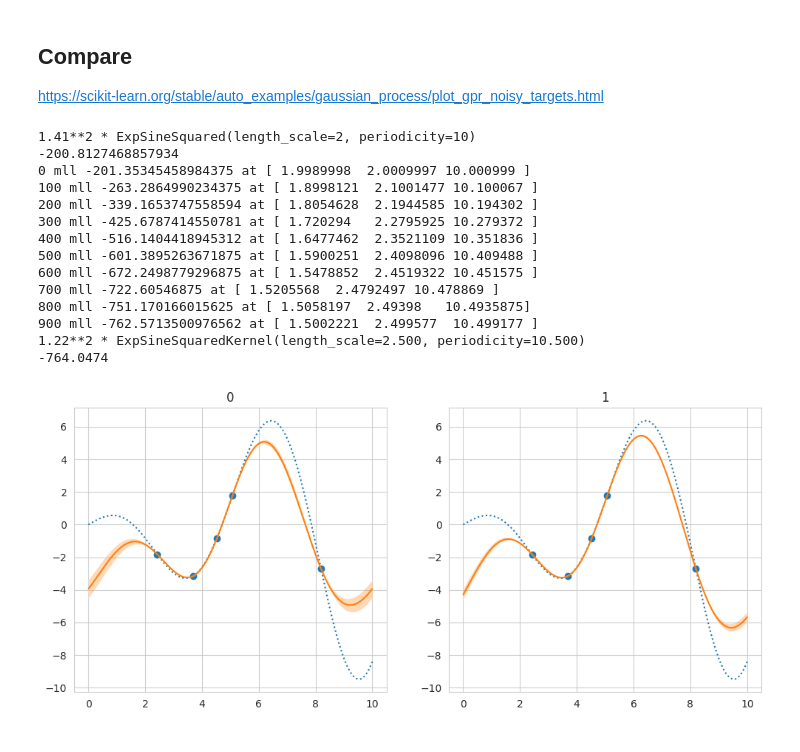
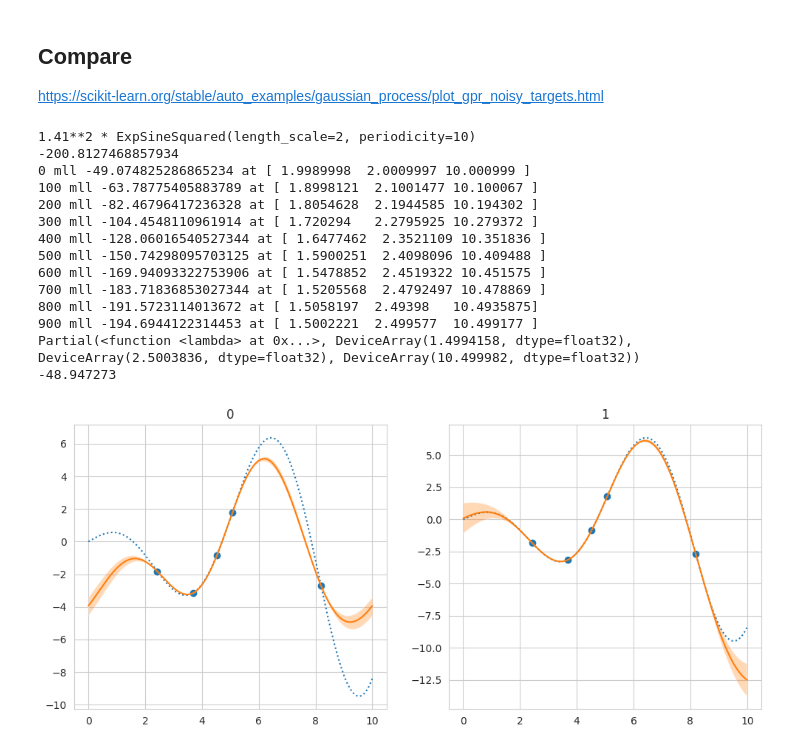
Before and after one commit to ItsNiklas/sparse-gaussian-processes, a Jupyter notebook: GP.ipynb, the cells around one changed output. Saved outputs shown, nothing was run; the diff lists cells and outputs as text; code cells hidden in the pictures.

Commit message:
Refactor to allow for Composable Kernels using Partial Jax

```diff
--- a/GP.ipynb
+++ b/GP.ipynb
@@ -144,8 +129,10 @@ import matplotlib.pyplot as plt
 import numpy as np
 import seaborn as sns
 
-dendro = pd.read_feather('data/17766_12.feather')
-dendro.dendroNr = dendro[['dendroNr', 'year']].astype(str).agg('_'.join, axis=1)  # Merge tree and year
+dendro = pd.read_feather("data/17766_12.feather")
+dendro.dendroNr = (
+    dendro[["dendroNr", "year"]].astype(str).agg("_".join, axis=1)
+)  # Merge tree and year
 dendro
 # %%
 from sklearn.gaussian_process.kernels import RBF
@@ -167,11 +159,14 @@ sns.set_theme(style="whitegrid", palette="pastel")
 # All lines
 sns.lineplot(
     data=dendro,
-    x='DOY', y='growth', style='species', units='dendroNr',
-    lw=.8,
+    x="DOY",
+    y="growth",
+    style="species",
+    units="dendroNr",
+    lw=0.8,
     estimator=None,
-    c='lightgray',
-    alpha=.5,
+    c="lightgray",
+    alpha=0.5,
 )
 
 plt.gca().set(xlim=(0, 182))
@@ -179,13 +174,15 @@ plt.gca().set(xlim=(0, 182))
 # Plot means
 sns.lineplot(
     data=dendro,
-    x='DOY', y='growth', hue='species',
-    #estimator=None,
-    #errorbar=('ci', 99),
+    x="DOY",
+    y="growth",
+    hue="species",
+    # estimator=None,
+    # errorbar=('ci', 99),
     errorbar=None,
     lw=1,
     zorder=2,
-    alpha=.8,
+    alpha=0.8,
 )
 
 X_test = np.linspace(0, 182, 300, True)
@@ -193,10 +190,11 @@ X_test = np.linspace(0, 182, 300, True)
 for i, tree_model in enumerate(tree_models):
     filt = dendro[dendro.species.eq(pd.unique(dendro.species)[i]) & dendro.DOY.mod(30).eq(0)]
     sns.lineplot(
-        x=X_test, y=tree_model.predict(X_test.reshape(-1, 1)).ravel() + filt.growth.mean(),
+        x=X_test,
+        y=tree_model.predict(X_test.reshape(-1, 1)).ravel() + filt.growth.mean(),
         lw=4,
         zorder=3,
-        color=sns.color_palette()[i if i == 0 else [2, 1][i - 1]]
+        color=sns.color_palette()[i if i == 0 else [2, 1][i - 1]],
     )
 
 plt.show()
@@ -223,45 +221,47 @@ p = 10
 # %%
 fig, axs = plt.subplots(1, 2, figsize=(12, 5))
 
 for i, ax in enumerate(axs.flatten()):
     if i == 0:
         kernel = s * ExpSineSquared(l, p)
-        gaussian_process = GaussianProcessRegressor(kernel=kernel, alpha=1e-10, n_restarts_optimizer=9, optimizer=None)
+        gaussian_process = GaussianProcessRegressor(
+            kernel=kernel, alpha=1e-10, n_restarts_optimizer=9, optimizer=None
+        )
         gaussian_process.fit(X_train, y_train)
         print(gaussian_process.kernel_)
         print(gaussian_process.log_marginal_likelihood_value_)
     else:
-        kernel = ExpSineSquaredKernel(s, l, p)
-        gaussian_process = GPR(X_train, y_train, covariance_function=kernel)
+        kernel = lambda s, l, p, x, y: RBFKernel(s, l, x, y) + ExpSineSquaredKernel(s, l, p, x, y)
+        gaussian_process = GPR(X_train, y_train, kernel, jnp.array([s, l, p], dtype=float))
         gaussian_process.fit()
         print(gaussian_process.covariance_function)
         print(gaussian_process.get_log_likelihood())
 
     mean_prediction, std_prediction = gaussian_process.predict(X, return_std=True)
     ax.plot(X, y, label=r"$f(x) = x \sin(x)$", linestyle="dotted")
     ax.scatter(X_train, y_train, label="Observations")
     ax.plot(X, mean_prediction, label="Mean prediction")
     ax.fill_between(
         X.ravel(),
         mean_prediction - 1.96 * std_prediction,
         mean_prediction + 1.96 * std_prediction,
         alpha=0.3,
     )
     ax.set_title(i)
 plt.show()
 # %% [output]
 1.41**2 * ExpSineSquared(length_scale=2, periodicity=10)
 -200.8127468857934
-0 mll -201.35345458984375 at [ 1.9989998  2.0009997 10.000999 ]
-100 mll -263.2864990234375 at [ 1.8998121  2.1001477 10.100067 ]
-200 mll -339.1653747558594 at [ 1.8054628  2.1944585 10.194302 ]
-300 mll -425.6787414550781 at [ 1.720294   2.2795925 10.279372 ]
-400 mll -516.1404418945312 at [ 1.6477462  2.3521109 10.351836 ]
-500 mll -601.3895263671875 at [ 1.5900251  2.4098096 10.409488 ]
-600 mll -672.2498779296875 at [ 1.5478852  2.4519322 10.451575 ]
-700 mll -722.60546875 at [ 1.5205568  2.4792497 10.478869 ]
-800 mll -751.170166015625 at [ 1.5058197  2.49398   10.4935875]
-900 mll -762.5713500976562 at [ 1.5002221  2.499577  10.499177 ]
-1.22**2 * ExpSineSquaredKernel(length_scale=2.500, periodicity=10.500)
--764.0474
+0 mll -49.074825286865234 at [ 1.9989998  2.0009997 10.000999 ]
+100 mll -63.78775405883789 at [ 1.8998121  2.1001477 10.100067 ]
+200 mll -82.46796417236328 at [ 1.8054628  2.1944585 10.194302 ]
+300 mll -104.4548110961914 at [ 1.720294   2.2795925 10.279372 ]
+400 mll -128.06016540527344 at [ 1.6477462  2.3521109 10.351836 ]
+500 mll -150.74298095703125 at [ 1.5900251  2.4098096 10.409488 ]
+600 mll -169.94093322753906 at [ 1.5478852  2.4519322 10.451575 ]
+700 mll -183.71836853027344 at [ 1.5205568  2.4792497 10.478869 ]
+800 mll -191.5723114013672 at [ 1.5058197  2.49398   10.4935875]
+900 mll -194.6944122314453 at [ 1.5002221  2.499577  10.499177 ]
+Partial(<function <lambda> at 0x...>, DeviceArray(1.4994158, dtype=float32), DeviceArray(2.5003836, dtype=float32), DeviceArray(10.499982, dtype=float32))
+-48.947273
-[figure, old version]
+[figure, new version]
```
Also changed, not shown: parts of 2 cells of this notebook.
